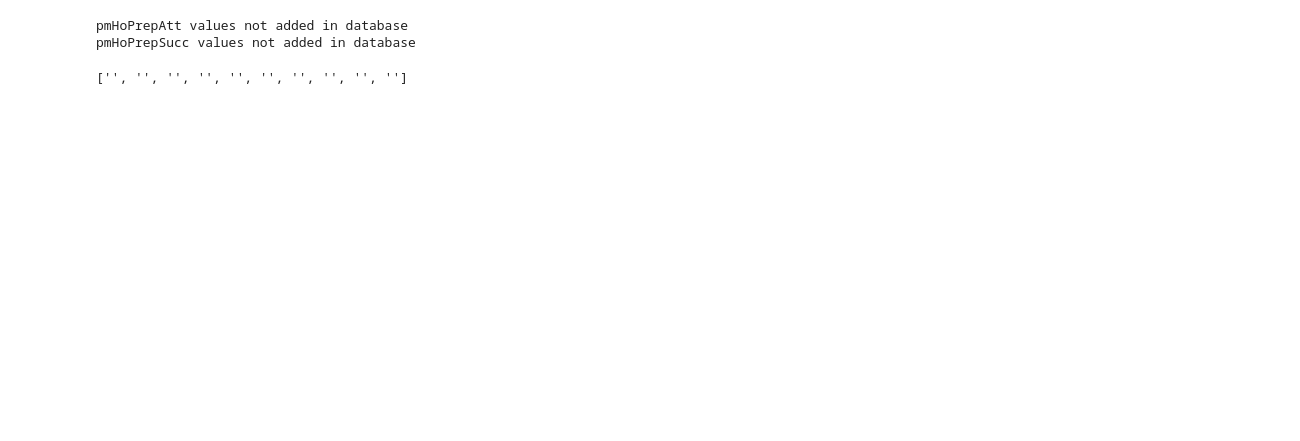
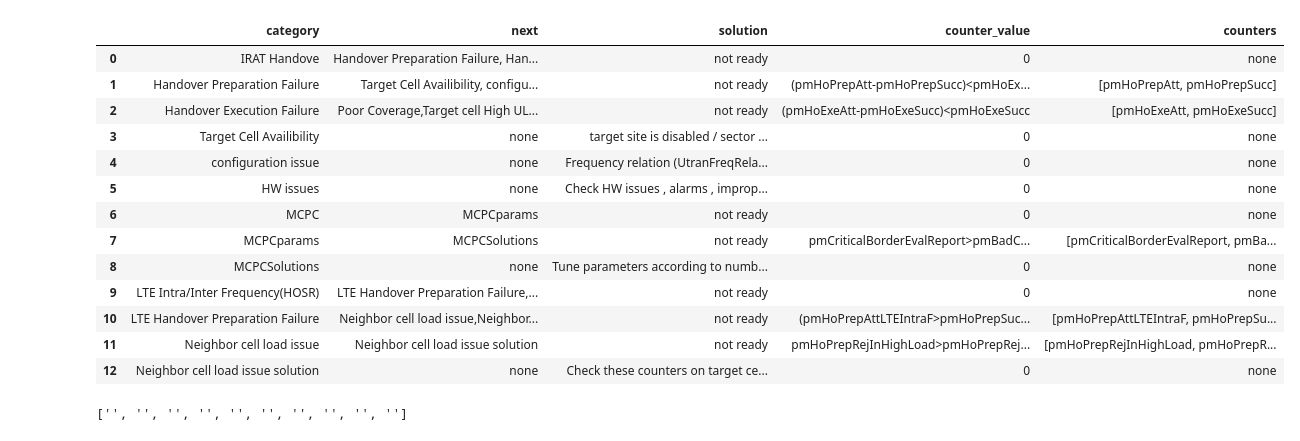
Before and after one commit to FaycelSassi/Chatbot, a Jupyter notebook: actions/resources/Untitled-1.ipynb, the cells around one changed output. Cells and saved outputs as stored; diff of their text form; code cells hidden in the pictures; blank space fills up the shorter version.

```diff
--- a/actions/resources/Untitled-1.ipynb
+++ b/actions/resources/Untitled-1.ipynb
@@ -30,18 +33,32 @@ documents = collection.find({})
 df = pd.DataFrame(list(documents))
 k=0
 j=0
+# %%
+Xdf
+# %% [output]
+|  | category | next | solution | counter_value | counters |
+| 0 | IRAT Handove | Handover Preparation Failure, Han... | not ready | 0 | none |
+| 1 | Handover Preparation Failure | Target Cell Availibility, configu... | not ready | (pmHoPrepAtt-pmHoPrepSucc)<pmHoEx... | [pmHoPrepAtt, pmHoPrepSucc] |
+| 2 | Handover Execution Failure | Poor Coverage,Target cell High UL... | not ready | (pmHoExeAtt-pmHoExeSucc)<pmHoExeSucc | [pmHoExeAtt, pmHoExeSucc] |
+| 3 | Target Cell Availibility | none | target site is disabled / sector ... | 0 | none |
+| 4 | configuration issue | none | Frequency relation (UtranFreqRela... | 0 | none |
+| 5 | HW issues | none | Check HW issues , alarms , improp... | 0 | none |
+| 6 | MCPC | MCPCparams | not ready | 0 | none |
+| 7 | MCPCparams | MCPCSolutions | not ready | pmCriticalBorderEvalReport>pmBadC... | [pmCriticalBorderEvalReport, pmBa... |
+| 8 | MCPCSolutions | none | Tune parameters according to numb... | 0 | none |
+| 9 | LTE Intra/Inter Frequency(HOSR) | LTE Handover Preparation Failure,... | not ready | 0 | none |
+| 10 | LTE Handover Preparation Failure | Neighbor cell load issue,Neighbor... | not ready | (pmHoPrepAttLTEIntraF>pmHoPrepSuc... | [pmHoPrepAttLTEIntraF, pmHoPrepSu... |
+| 11 | Neighbor cell load issue | Neighbor cell load issue solution | not ready | pmHoPrepRejInHighLoad>pmHoPrepRej... | [pmHoPrepRejInHighLoad, pmHoPrepR... |
+| 12 | Neighbor cell load issue solution | none | Check these counters on target ce... | 0 | none |
 # %%
 
 for param in paramlist:
   param[1]=param[1].replace(' ', '')
   param[0]=param[0].replace(' ', '')
-  param[2]=param[2].replace(' ', '')
-  if param[2]=='notready' and param[4]=='none':
-    next=param[1].split(",")
   if param[0] in next:
-    if param[4]== 'none' and param[2]!= 'notready':
+    if param[4]== 'none' and param[2]!= 'not ready':
        solutionslist.append(param[4])
-    if param[2]=='notready' and param[4]!='none':
+    if param[2]=='not ready' and param[4]!='none':
         for x in param[4]:
            if x.replace(" ", "") not in df.columns:
               print(x + " values not added in database")
@@ -52,11 +69,11 @@ for param in paramlist:
               j+=1
               i[0].replace(" ", "")
               i[1].replace(" ", "")
-              result = df.apply(lambda row: eval(param[3], {i[0].replace(" ", ""): row[i[0].replace(" ", "")], i[1].replace(" ", ""): row[i[1].replace(" ", "")]}), axis=1)
+              if i[0] in df.columns:
+               result = df.apply(lambda row: eval(param[3], {i[0].replace(" ", ""): row[i[0].replace(" ", "")], i[1].replace(" ", ""): row[i[1].replace(" ", "")]}), axis=1)
               df["resultat "+param[0]]=result
+  if param[2]=='notready':
+    next=param[1].split(",")
-# %% [output]
-pmHoPrepAtt values not added in database
-pmHoPrepSucc values not added in database
 # %%
 # get the names of columns that contain 'resultat'
 s=[]
```
Also changed, not shown: parts of 8 cells of this notebook.
